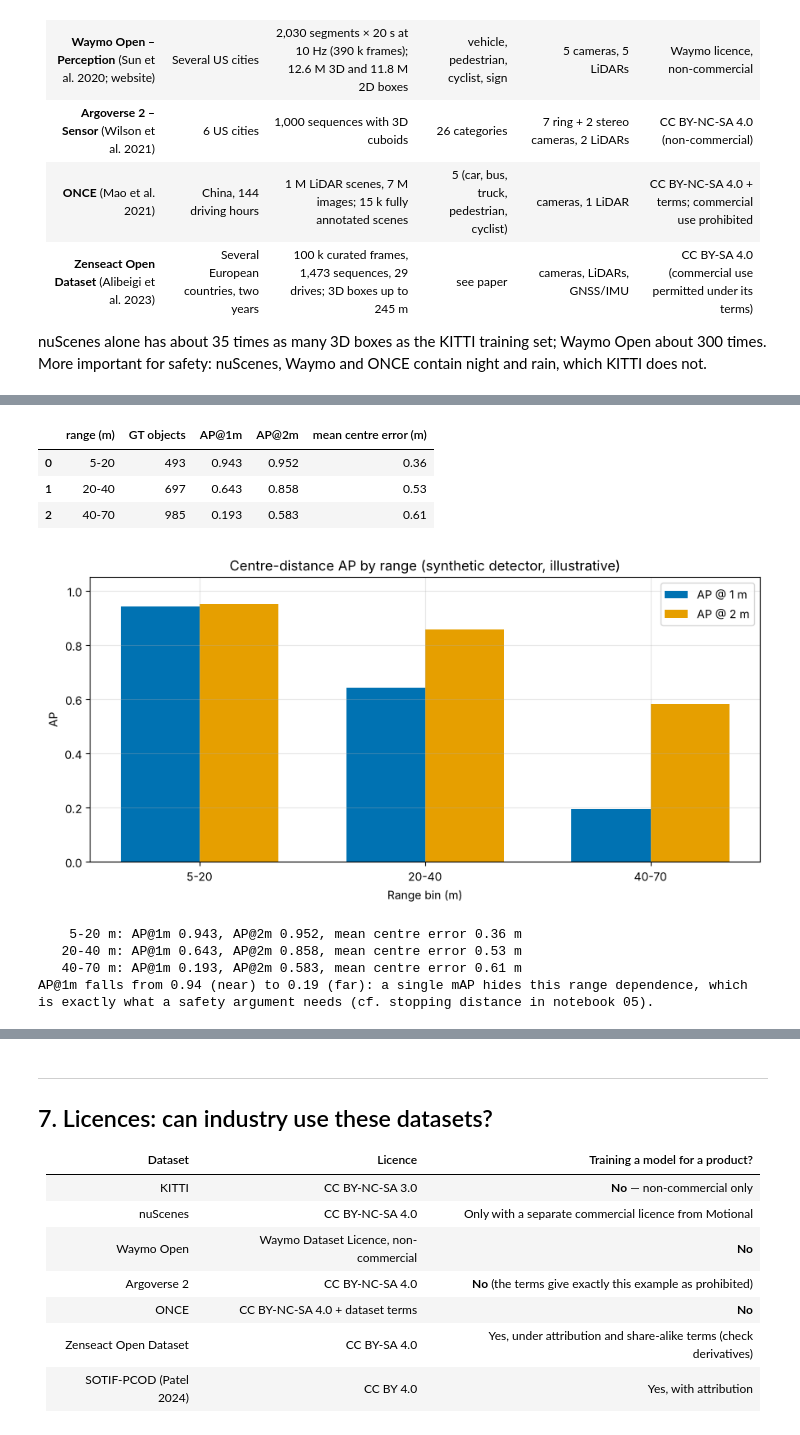
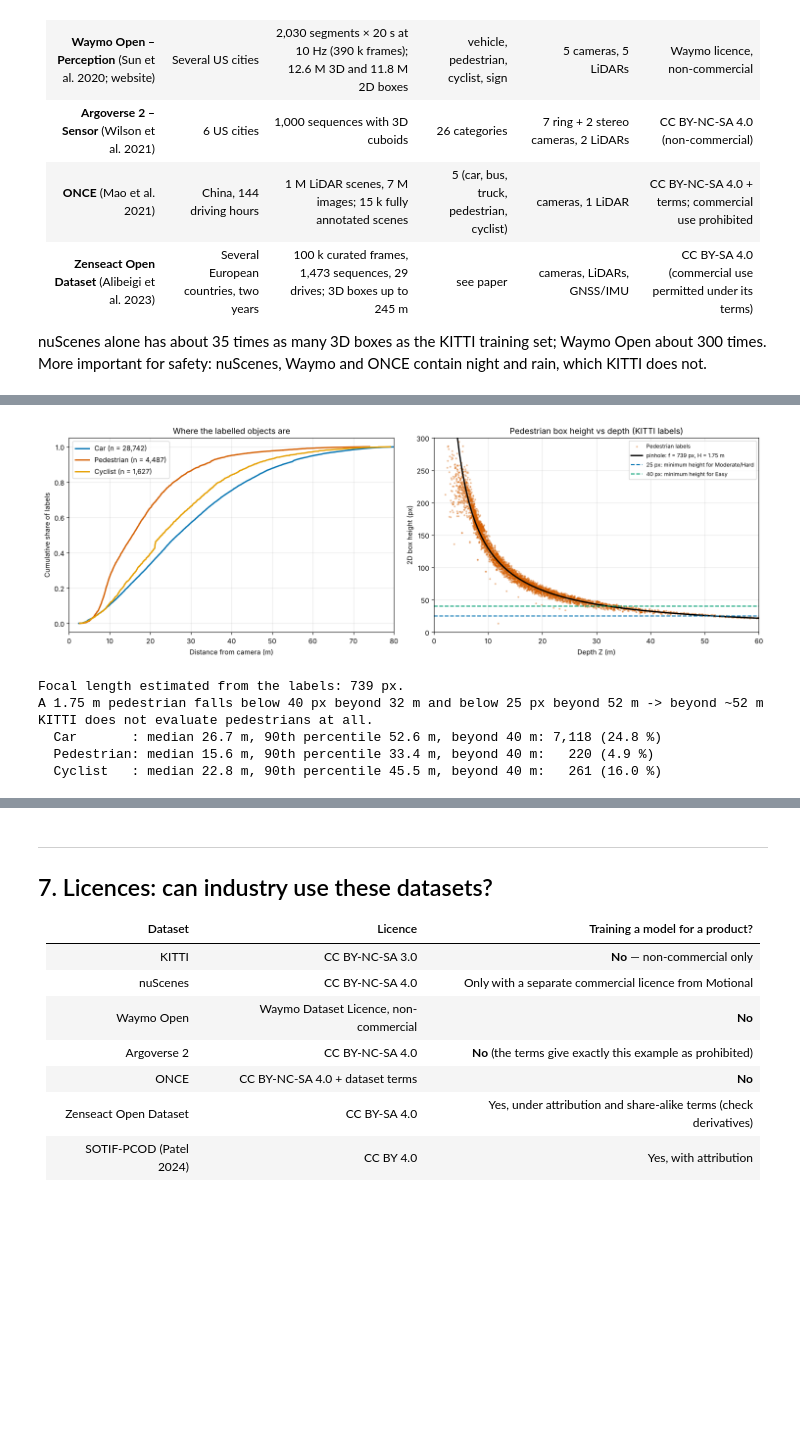
Before and after one commit to milinpatel07/Autonomous-Driving_AI-Safety-and-Security, a Jupyter notebook: 01_Perception/08_driving_datasets.ipynb, the cells around one changed output, grey strips where cells are left out. Drawn from its saved outputs; the diff is of its cells as text; code cells hidden in the pictures; blank space fills up the shorter version.

```diff
--- a/01_Perception/08_driving_datasets.ipynb
+++ b/01_Perception/08_driving_datasets.ipynb
@@ -353,32 +374,37 @@ Synthetic set: 2175 GT objects, 2100 detections (single class)
-# %%
-bins = [(5, 20), (20, 40), (40, 70)]
-rows = []
-for lo, hi in bins:
-    g_sub = [g for g in gts if lo <= g[2] < hi]
-    d_sub = [d for d in dets if lo <= np.linalg.norm(d[1]) < hi]
-    ap1, e1 = ap_centre_distance(g_sub, d_sub, 1.0)
-    ap2, _ = ap_centre_distance(g_sub, d_sub, 2.0)
-    rows.append({'range (m)': f'{lo}-{hi}', 'GT objects': len(g_sub), 'AP@1m': round(ap1, 3), 'AP@2m': round(ap2, 3),
-                 'mean centre error (m)': round(e1, 2)})
-rdf = pd.DataFrame(rows); display(rdf)
-fig, ax = plt.subplots(figsize=(9, 4.5))
-xx = np.arange(len(rdf)); w = 0.35
-ax.bar(xx - w / 2, rdf['AP@1m'], w, label='AP @ 1 m', color=OKABE_ITO[4])
-ax.bar(xx + w / 2, rdf['AP@2m'], w, label='AP @ 2 m', color=OKABE_ITO[0])
-ax.set_xticks(xx); ax.set_xticklabels(rdf['range (m)']); ax.set_xlabel('Range bin (m)'); ax.set_ylabel('AP')
-ax.set_ylim(0, 1.05); ax.set_title('Centre-distance AP by range (synthetic detector, illustrative)'); ax.legend()
-plt.tight_layout(); plt.show()
-for r in rows:
-    print(f"  {r['range (m)']:>6} m: AP@1m {r['AP@1m']:.3f}, AP@2m {r['AP@2m']:.3f}, mean centre error {r['mean centre error (m)']} m")
-print(f"AP@1m falls from {rows[0]['AP@1m']:.2f} (near) to {rows[-1]['AP@1m']:.2f} (far): a single mAP hides this range dependence,"
-      " which is exactly what a safety argument needs (cf. stopping distance in notebook 05).")
-# %% [output]
-|  | range (m) | GT objects | AP@1m | AP@2m | mean centre error (m) |
-| 0 | 5-20 | 493 | 0.943 | 0.952 | 0.36 |
-| 1 | 20-40 | 697 | 0.643 | 0.858 | 0.53 |
-| 2 | 40-70 | 985 | 0.193 | 0.583 | 0.61 |
-[figure, removed]
-    5-20 m: AP@1m 0.943, AP@2m 0.952, mean centre error 0.36 m
-   20-40 m: AP@1m 0.643, AP@2m 0.858, mean centre error 0.53 m
-   40-70 m: AP@1m 0.193, AP@2m 0.583, mean centre error 0.61 m
-AP@1m falls from 0.94 (near) to 0.19 (far): a single mAP hides this range dependence, which is exactly what a safety argument needs (cf. stopping distance in notebook 05).
+# %%
+fig, axes = plt.subplots(1, 2, figsize=(15, 5))
+for c, col in [('Car', OKABE_ITO[4]), ('Pedestrian', OKABE_ITO[5]), ('Cyclist', OKABE_ITO[0])]:
+    d = np.sort(objs.loc[objs['type'] == c, 'distance_m'].to_numpy())
+    axes[0].plot(d, np.arange(1, len(d) + 1) / len(d), color=col, lw=2, label=f"{c} (n = {len(d):,})")
+axes[0].set_xlabel('Distance from camera (m)'); axes[0].set_ylabel('Cumulative share of labels')
+axes[0].set_title('Where the labelled objects are'); axes[0].set_xlim(0, 80); axes[0].legend()
+
+ped = objs[objs['type'] == 'Pedestrian']
+axes[1].scatter(ped['z'], ped['box_height_px'], s=3, alpha=0.3, color=OKABE_ITO[5], label='Pedestrian labels')
+Z = ped['z'].to_numpy(); Hm = ped['h'].to_numpy(); hp = ped['box_height_px'].to_numpy()
+ok = (Z > 3) & (ped['truncated'].to_numpy() < 0.1) & (ped['occluded'].to_numpy() == 0)
+f_est = float(np.median(hp[ok] * Z[ok] / Hm[ok]))                 # focal length estimated from the labels
+zz = np.linspace(3, 60, 100)
+axes[1].plot(zz, f_est * 1.75 / zz, color='black', lw=2, label=f"pinhole: f = {f_est:.0f} px, H = 1.75 m")
+axes[1].axhline(25, color=OKABE_ITO[4], ls='--', label='25 px: minimum height for Moderate/Hard')
+axes[1].axhline(40, color=OKABE_ITO[2], ls='--', label='40 px: minimum height for Easy')
+axes[1].set_xlim(0, 60); axes[1].set_ylim(0, 300)
+axes[1].set_xlabel('Depth Z (m)'); axes[1].set_ylabel('2D box height (px)')
+axes[1].set_title('Pedestrian box height vs depth (KITTI labels)'); axes[1].legend(fontsize=8)
+plt.tight_layout(); plt.show()
+
+z25, z40 = f_est * 1.75 / 25, f_est * 1.75 / 40
+print(f"Focal length estimated from the labels: {f_est:.0f} px.")
+print(f"A 1.75 m pedestrian falls below 40 px beyond {z40:.0f} m and below 25 px beyond {z25:.0f} m "
+      f"-> beyond ~{z25:.0f} m KITTI does not evaluate pedestrians at all.")
+for c in ['Car', 'Pedestrian', 'Cyclist']:
+    d = objs.loc[objs['type'] == c, 'distance_m']
+    print(f"  {c:10s}: median {d.median():4.1f} m, 90th percentile {d.quantile(0.9):4.1f} m, "
+          f"beyond 40 m: {(d > 40).sum():5,} ({100 * (d > 40).mean():.1f} %)")
+# %% [output]
+[figure, added]
+Focal length estimated from the labels: 739 px.
+A 1.75 m pedestrian falls below 40 px beyond 32 m and below 25 px beyond 52 m -> beyond ~52 m KITTI does not evaluate pedestrians at all.
+  Car       : median 26.7 m, 90th percentile 52.6 m, beyond 40 m: 7,118 (24.8 %)
+  Pedestrian: median 15.6 m, 90th percentile 33.4 m, beyond 40 m:   220 (4.9 %)
+  Cyclist   : median 22.8 m, 90th percentile 45.5 m, beyond 40 m:   261 (16.0 %)
```
Also changed, not shown: parts of 22 cells of this notebook, 6 other files.
